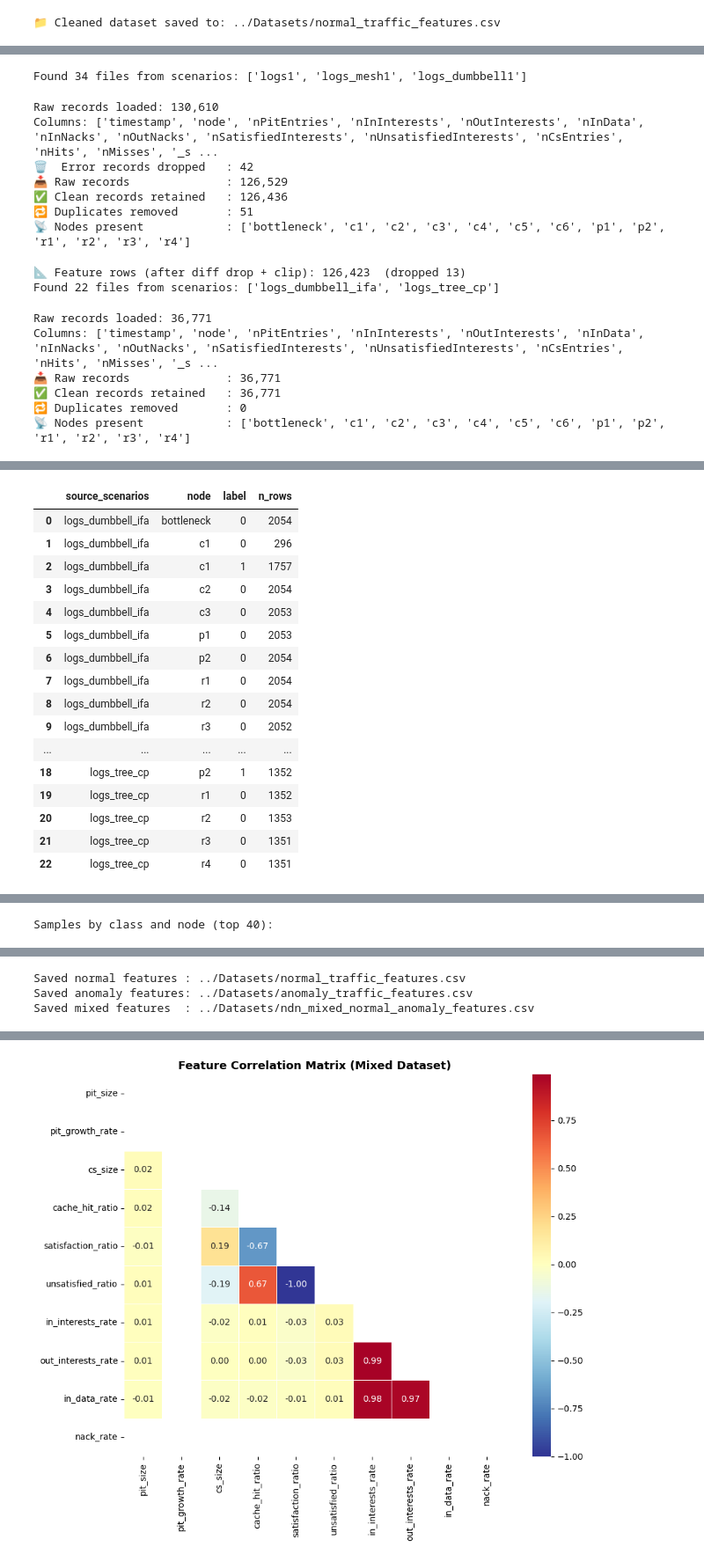
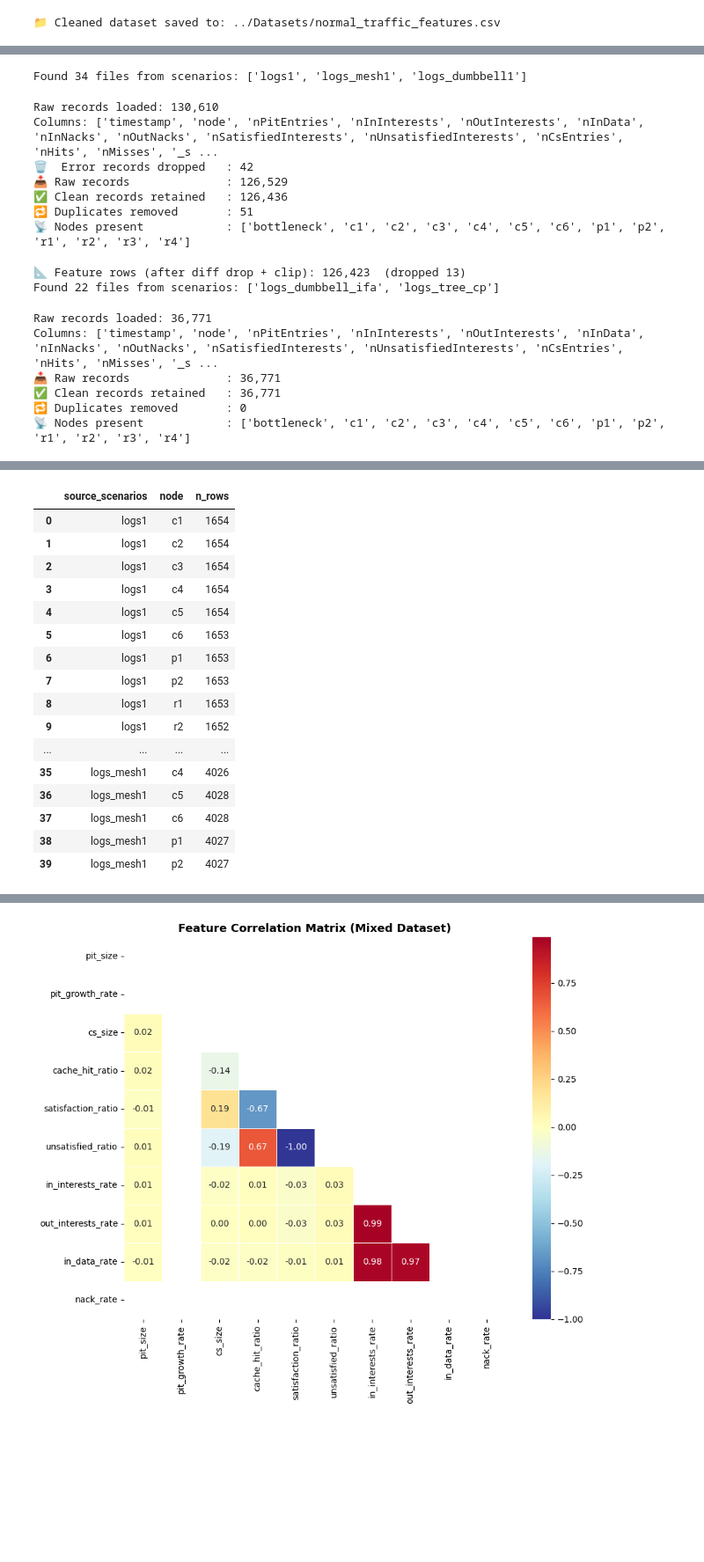
Before and after one commit to fuyalasmit/NDN-Toolkit, a Jupyter notebook: Notebooks/data_preprocessing.ipynb, the cells around one changed output, grey strips where cells are left out. Shown at 88% size. Drawn from its saved outputs; the diff is of its cells as text; code cells hidden in the pictures; blank space fills up the shorter version.

Commit message:
analysis on datasets done

```diff
--- a/Notebooks/data_preprocessing.ipynb
+++ b/Notebooks/data_preprocessing.ipynb
@@ -681,58 +650,37 @@ def prepare_feature_dataset(
     feats = feats.drop(columns=drop_cols, errors="ignore")
     return feats
 # %%
-# ---- Generate normal and anomaly feature datasets ----
+# ---- Generate baseline and attack-source feature datasets (without labels) ----
 normal_df = prepare_feature_dataset(
     scenarios=NORMAL_SCENARIOS,
-    class_label=0,
-    class_name="normal",
     warmup_seconds=WARMUP_SECONDS,
-    relabel_fn=None,
     keep_elapsed=False,
-
 )
 
 anomaly_df = prepare_feature_dataset(
     scenarios=ATTACK_SCENARIOS,
-    class_label=0,
-    class_name="normal",
-    warmup_seconds=0,  # keep pre-attack traffic to allow time-based relabeling on c1
-    relabel_fn=attack_relabel_rule,
+    warmup_seconds=0,
     keep_elapsed=False,
-
 )
 
-print("\nAnomaly-source relabel check (scenario/node/label):")
-display(
-    anomaly_df.groupby(["source_scenarios", "node", "label"]).size()
-    .rename("n_rows")
-    .reset_index()
-    .sort_values(["source_scenarios", "node", "label"])
-
-)
-
-# Mixed = simple combination of normal and anomaly traffic features
+# Mixed = simple combination of baseline and attack-source traffic features
 mixed_df = pd.concat([normal_df, anomaly_df], ignore_index=True)
 
 # Shuffle rows for downstream model splitting reproducibly
 mixed_df = mixed_df.sample(frac=1.0, random_state=42).reset_index(drop=True)
 
-print("\nMixed feature dataset created")
-print(f"Normal rows  : {len(normal_df):,}")
-print(f"Anomaly rows : {len(anomaly_df):,}")
-print(f"Total rows   : {len(mixed_df):,}")
+print("\nMixed feature dataset created (no label/class_name columns)")
+print(f"Baseline rows     : {len(normal_df):,}")
+print(f"Attack-source rows: {len(anomaly_df):,}")
+print(f"Total rows        : {len(mixed_df):,}")
 
-print("\nLabel distribution:")
-display(mixed_df["label"].value_counts().sort_index().rename_axis("label").to_frame("n_rows"))
-
-print("\nSamples by class and node (top 40):")
+print("\nSamples by source scenario and node (top 40):")
 display(
-    mixed_df.groupby(["class_name", "node"]).size()
+    mixed_df.groupby(["source_scenarios", "node"]).size()
     .rename("n_rows")
     .reset_index()
-    .sort_values(["class_name", "node"])
+    .sort_values(["source_scenarios", "node"])
     .head(40)
-
 )
 
 # Save outputs to Datasets folder for later use
@@ -775,17 +728,17 @@ Anomaly-source relabel check (scenario/node/label):
-|  | source_scenarios | node | label | n_rows |
-| 0 | logs_dumbbell_ifa | bottleneck | 0 | 2054 |
-| 1 | logs_dumbbell_ifa | c1 | 0 | 296 |
-| 2 | logs_dumbbell_ifa | c1 | 1 | 1757 |
-| 3 | logs_dumbbell_ifa | c2 | 0 | 2054 |
-| 4 | logs_dumbbell_ifa | c3 | 0 | 2053 |
-| 5 | logs_dumbbell_ifa | p1 | 0 | 2053 |
-| 6 | logs_dumbbell_ifa | p2 | 0 | 2054 |
-| 7 | logs_dumbbell_ifa | r1 | 0 | 2054 |
-| 8 | logs_dumbbell_ifa | r2 | 0 | 2054 |
-| 9 | logs_dumbbell_ifa | r3 | 0 | 2052 |
-| ... | ... | ... | ... | ... |
-| 18 | logs_tree_cp | p2 | 1 | 1352 |
-| 19 | logs_tree_cp | r1 | 0 | 1352 |
-| 20 | logs_tree_cp | r2 | 0 | 1353 |
-| 21 | logs_tree_cp | r3 | 0 | 1351 |
-| 22 | logs_tree_cp | r4 | 0 | 1351 |
+|  | source_scenarios | node | n_rows |
+| 0 | logs1 | c1 | 1654 |
+| 1 | logs1 | c2 | 1654 |
+| 2 | logs1 | c3 | 1654 |
+| 3 | logs1 | c4 | 1654 |
+| 4 | logs1 | c5 | 1654 |
+| 5 | logs1 | c6 | 1653 |
+| 6 | logs1 | p1 | 1653 |
+| 7 | logs1 | p2 | 1653 |
+| 8 | logs1 | r1 | 1653 |
+| 9 | logs1 | r2 | 1652 |
+| ... | ... | ... | ... |
+| 35 | logs_mesh1 | c4 | 4026 |
+| 36 | logs_mesh1 | c5 | 4028 |
+| 37 | logs_mesh1 | c6 | 4028 |
+| 38 | logs_mesh1 | p1 | 4027 |
+| 39 | logs_mesh1 | p2 | 4027 |
@@ -802 +753,0 @@ Label distribution:
-Samples by class and node (top 40):
@@ -819,3 +753,0 @@ Samples by class and node (top 40):
-Saved normal features : ../Datasets/normal_traffic_features.csv
-Saved anomaly features: ../Datasets/anomaly_traffic_features.csv
-Saved mixed features  : ../Datasets/ndn_mixed_normal_anomaly_features.csv
```
Also changed, not shown: parts of 4 cells of this notebook, 6 other files.
